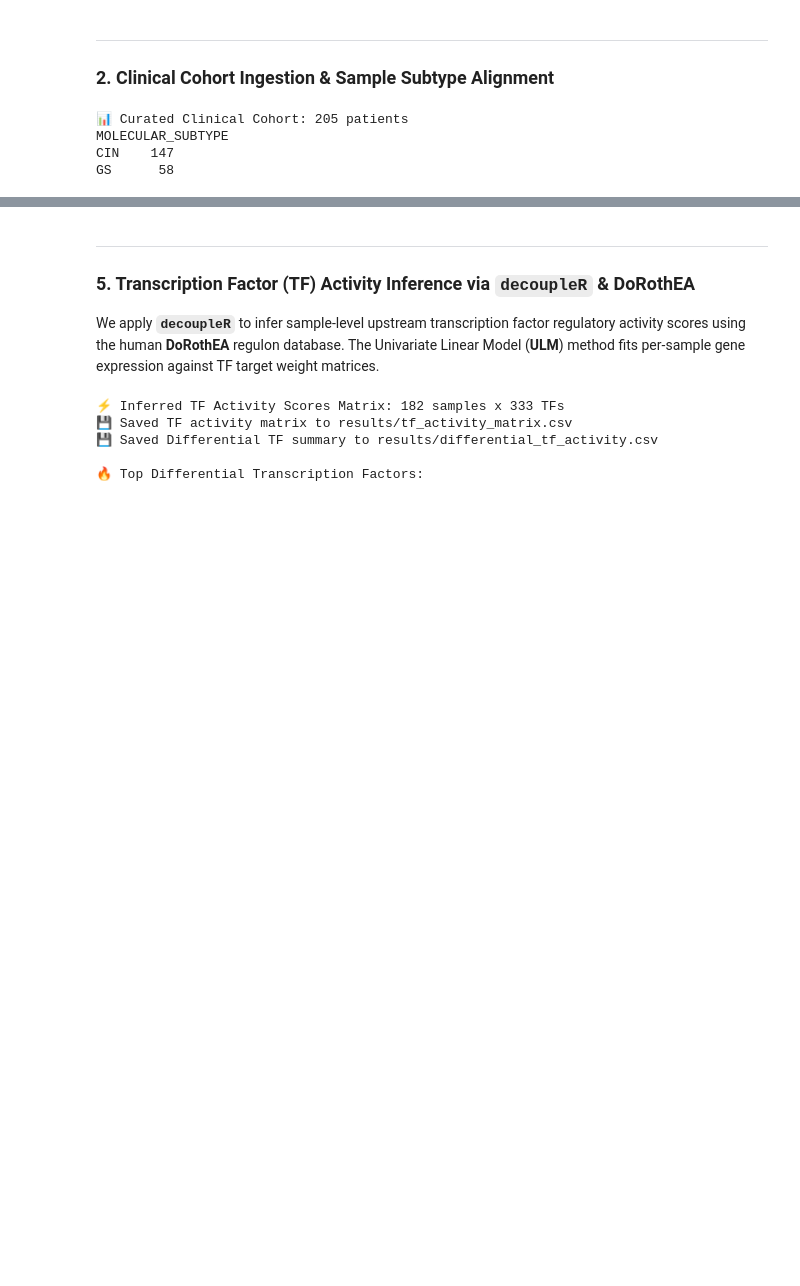
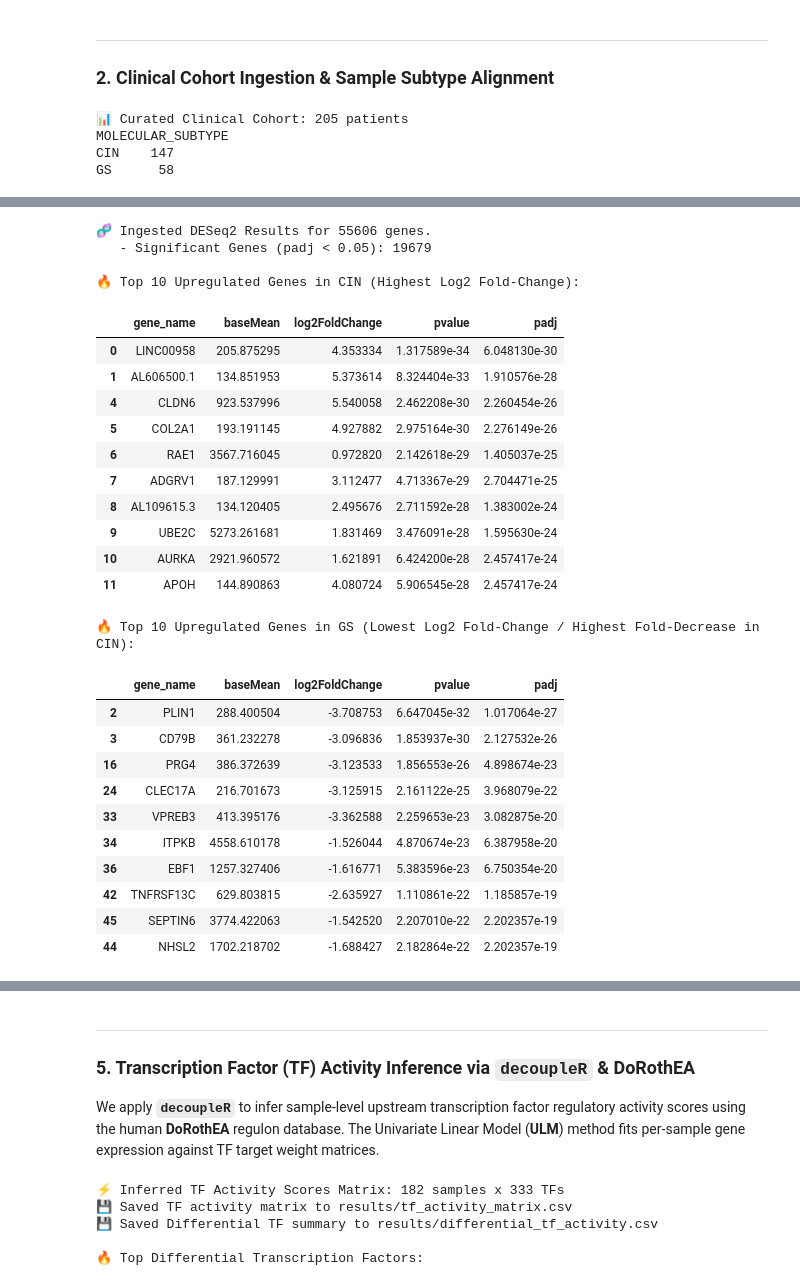
Before and after one commit to parthsanghavi017/GS_vs_CIN, a Jupyter notebook: notebooks/02_phase2_multiomics_features.ipynb, the cells around one changed output, grey strips where cells are left out. Saved outputs shown, nothing was run; the diff lists cells and outputs as text; code cells hidden in the pictures; blank space fills up the shorter version.

```diff
--- a/notebooks/02_phase2_multiomics_features.ipynb
+++ b/notebooks/02_phase2_multiomics_features.ipynb
@@ -164,2 +76,50 @@ display(df_dge.sort_values("Delta_Z").head(10)[["Gene", "Mean_CIN", "Mean_GS", "
+# %%
+# Ingest DESeq2 Results
+deseq_path = "../results/dge_deseq2_gs_vs_cin.csv"
+df_dge = pd.read_csv(deseq_path)
+
+# Calculate -log10(padj)
+df_dge["neg_log10_padj"] = -np.log10(df_dge["padj"].clip(lower=1e-50))
+df_dge = df_dge.sort_values("padj")
+
+print(f"🧬 Ingested DESeq2 Results for {len(df_dge)} genes.")
+
+# Filter significant genes (padj < 0.05)
+sig_genes = df_dge[df_dge["padj"] < 0.05]
+print(f"   - Significant Genes (padj < 0.05): {len(sig_genes)}")
+
+print("\n🔥 Top 10 Upregulated Genes in CIN (Highest Log2 Fold-Change):")
+display(df_dge[df_dge["log2FoldChange"] > 0].sort_values("padj").head(10)[["gene_name", "baseMean", "log2FoldChange", "pvalue", "padj"]])
+
+print("\n🔥 Top 10 Upregulated Genes in GS (Lowest Log2 Fold-Change / Highest Fold-Decrease in CIN):")
+display(df_dge[df_dge["log2FoldChange"] < 0].sort_values("padj").head(10)[["gene_name", "baseMean", "log2FoldChange", "pvalue", "padj"]])
+# %% [output]
+🧬 Ingested DESeq2 Results for 55606 genes.
+   - Significant Genes (padj < 0.05): 19679
+
+🔥 Top 10 Upregulated Genes in CIN (Highest Log2 Fold-Change):
+|  | gene_name | baseMean | log2FoldChange | pvalue | padj |
+| 0 | LINC00958 | 205.875295 | 4.353334 | 1.317589e-34 | 6.048130e-30 |
+| 1 | AL606500.1 | 134.851953 | 5.373614 | 8.324404e-33 | 1.910576e-28 |
+| 4 | CLDN6 | 923.537996 | 5.540058 | 2.462208e-30 | 2.260454e-26 |
+| 5 | COL2A1 | 193.191145 | 4.927882 | 2.975164e-30 | 2.276149e-26 |
+| 6 | RAE1 | 3567.716045 | 0.972820 | 2.142618e-29 | 1.405037e-25 |
+| 7 | ADGRV1 | 187.129991 | 3.112477 | 4.713367e-29 | 2.704471e-25 |
+| 8 | AL109615.3 | 134.120405 | 2.495676 | 2.711592e-28 | 1.383002e-24 |
+| 9 | UBE2C | 5273.261681 | 1.831469 | 3.476091e-28 | 1.595630e-24 |
+| 10 | AURKA | 2921.960572 | 1.621891 | 6.424200e-28 | 2.457417e-24 |
+| 11 | APOH | 144.890863 | 4.080724 | 5.906545e-28 | 2.457417e-24 |
+🔥 Top 10 Upregulated Genes in GS (Lowest Log2 Fold-Change / Highest Fold-Decrease in CIN):
+|  | gene_name | baseMean | log2FoldChange | pvalue | padj |
+| 2 | PLIN1 | 288.400504 | -3.708753 | 6.647045e-32 | 1.017064e-27 |
+| 3 | CD79B | 361.232278 | -3.096836 | 1.853937e-30 | 2.127532e-26 |
+| 16 | PRG4 | 386.372639 | -3.123533 | 1.856553e-26 | 4.898674e-23 |
+| 24 | CLEC17A | 216.701673 | -3.125915 | 2.161122e-25 | 3.968079e-22 |
+| 33 | VPREB3 | 413.395176 | -3.362588 | 2.259653e-23 | 3.082875e-20 |
+| 34 | ITPKB | 4558.610178 | -1.526044 | 4.870674e-23 | 6.387958e-20 |
+| 36 | EBF1 | 1257.327406 | -1.616771 | 5.383596e-23 | 6.750354e-20 |
+| 42 | TNFRSF13C | 629.803815 | -2.635927 | 1.110861e-22 | 1.185857e-19 |
+| 45 | SEPTIN6 | 3774.422063 | -1.542520 | 2.207010e-22 | 2.202357e-19 |
+| 44 | NHSL2 | 1702.218702 | -1.688427 | 2.182864e-22 | 2.202357e-19 |
 # %% [markdown]
 ---
```
Also changed, not shown: parts of 17 cells of this notebook, 12 other files.
